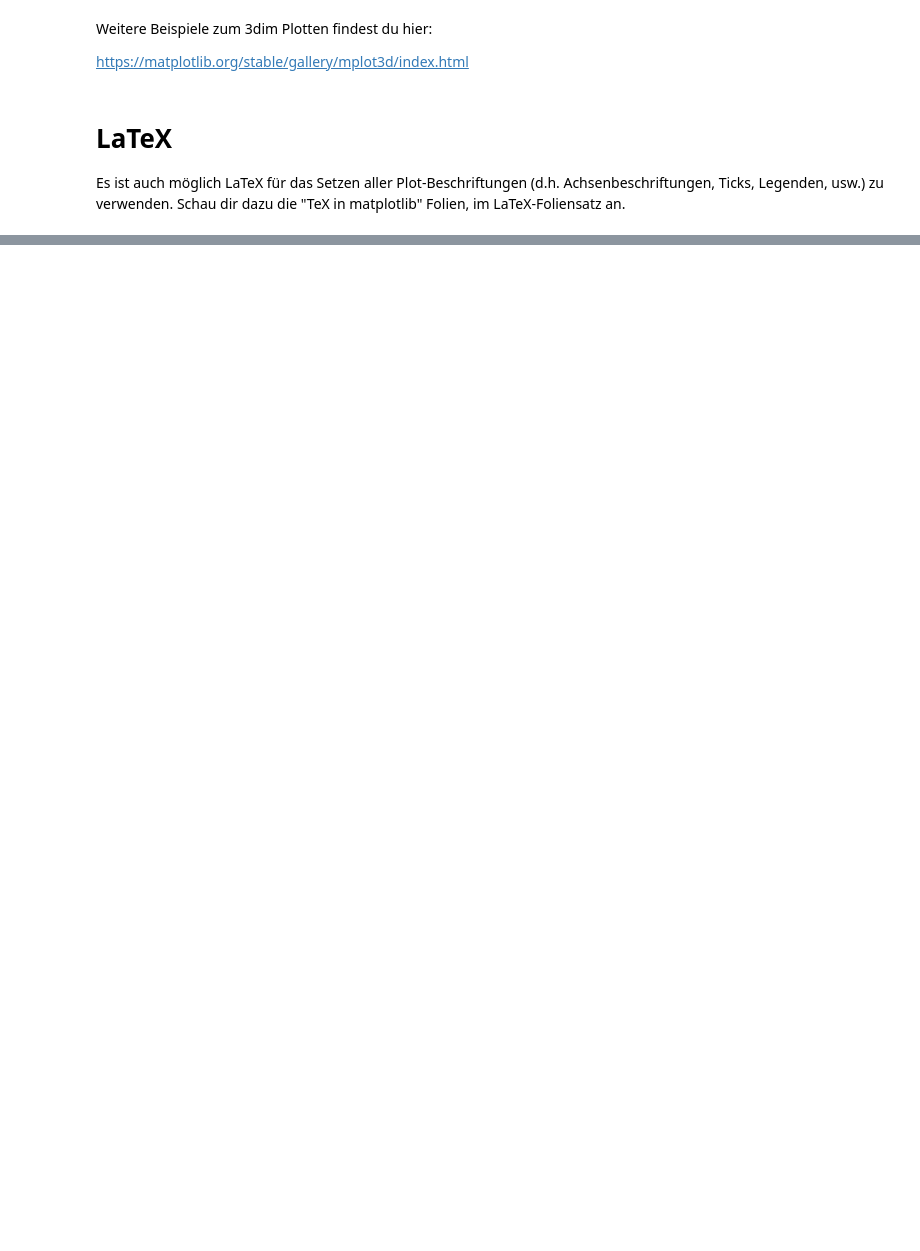
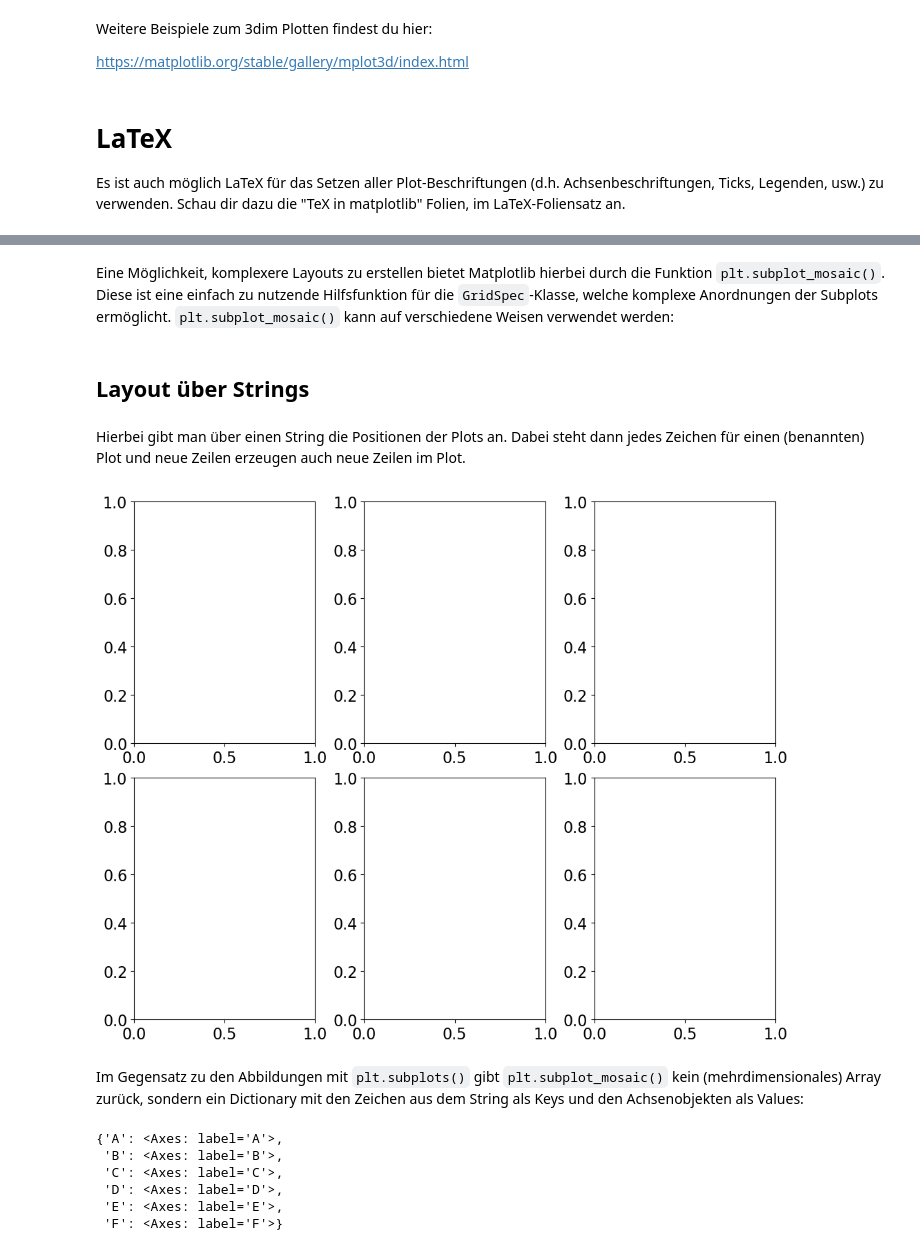
Before and after one commit to pep-dortmund/toolbox-workshop, a Jupyter notebook: python/matplotlib.ipynb, the cells around one changed output, grey strips where cells are left out. Drawn from its saved outputs; the diff is of its cells as text; code cells hidden in the pictures; blank space fills up the shorter version.

Commit message:
Add advanced section to matplotlib nb

```diff
--- a/python/matplotlib.ipynb
+++ b/python/matplotlib.ipynb
@@ -418,0 +506,27 @@ Es ist auch möglich LaTeX für das Setzen aller Plot-Beschriftungen (d.h. Achse
+# %% [markdown]
+Eine Möglichkeit, komplexere Layouts zu erstellen bietet Matplotlib hierbei durch die Funktion `plt.subplot_mosaic()`. Diese ist eine einfach zu nutzende Hilfsfunktion für die `GridSpec`-Klasse, welche komplexe Anordnungen der Subplots ermöglicht. `plt.subplot_mosaic()` kann auf verschiedene Weisen verwendet werden:
+# %% [markdown]
+## Layout über Strings
+# %% [markdown]
+Hierbei gibt man über einen String die Positionen der Plots an. Dabei steht dann jedes Zeichen für einen (benannten) Plot und neue Zeilen erzeugen auch neue Zeilen im Plot.
+# %%
+mosaic = """
+    ABC
+    DEF
+"""
+
+fig, ax = plt.subplot_mosaic(mosaic, layout="constrained");
+# %% [output]
+[figure, added]
+# %% [markdown]
+Im Gegensatz zu den Abbildungen mit `plt.subplots()` gibt `plt.subplot_mosaic()` kein (mehrdimensionales) Array zurück, sondern ein Dictionary mit den Zeichen aus dem String als Keys
+und den Achsenobjekten als Values:
+# %%
+ax
+# %% [output]
+{'A': <Axes: label='A'>,
+ 'B': <Axes: label='B'>,
+ 'C': <Axes: label='C'>,
+ 'D': <Axes: label='D'>,
+ 'E': <Axes: label='E'>,
+ 'F': <Axes: label='F'>}
```
Also changed, not shown: parts of 55 cells of this notebook.
